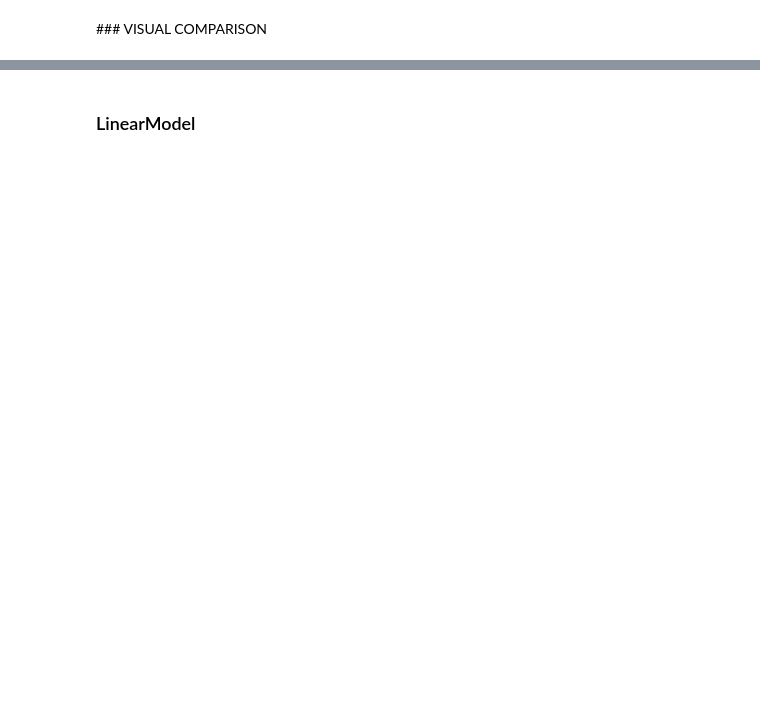
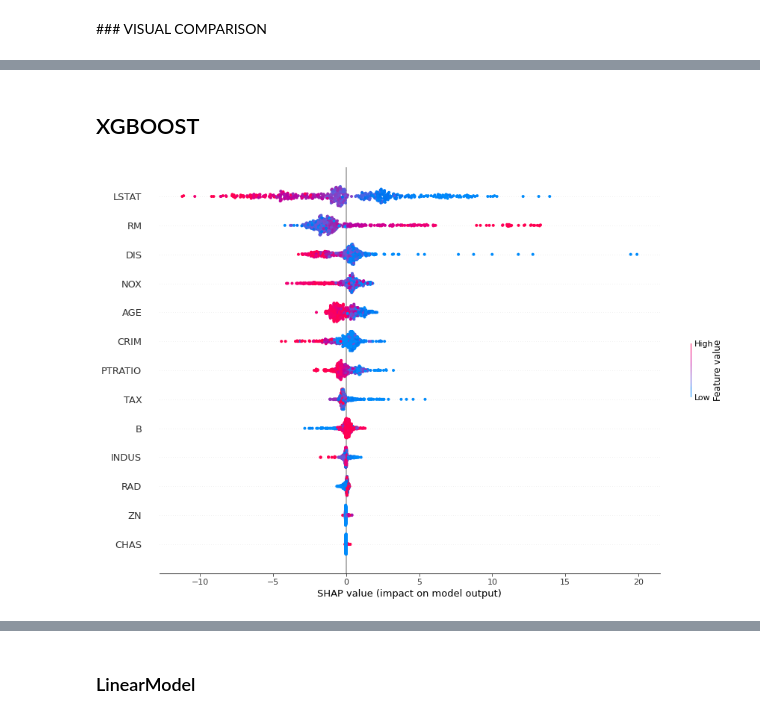
Before and after one commit to dandolodavid/ACME, a Jupyter notebook: notebook/ACME vs SHAP.ipynb, the cells around one changed output, grey strips where cells are left out. Saved outputs shown, nothing was run; the diff lists cells and outputs as text; code cells hidden in the pictures; blank space fills up the shorter version.

```diff
--- a/notebook/ACME vs SHAP.ipynb
+++ b/notebook/ACME vs SHAP.ipynb
@@ -95,0 +68,5 @@ time_elapsed = {}
+# %%
+time_start = time.time()
+shap_xg = shap.KernelExplainer(models['xgboost'].predict,X)
+shap_xg_values = shap_lr.shap_values(X)
+time_elapsed['SHAP_XG'] = (time.time() - time_start)
@@ -164,0 +131,8 @@ time_elapsed
+# %% [markdown]
+## XGBOOST
+# %%
+import matplotlib.pyplot as plt
+shap.summary_plot(shap_xg_values, dataframe.drop(columns='target'), show=False, plot_size=(15,10))
+plt.savefig('SHAP_xgb.pdf', format='pdf', dpi=600, bbox_inches='tight')
+# %% [output]
+[figure, added]
```
Also changed, not shown: parts of 26 cells of this notebook, 20 other files.
